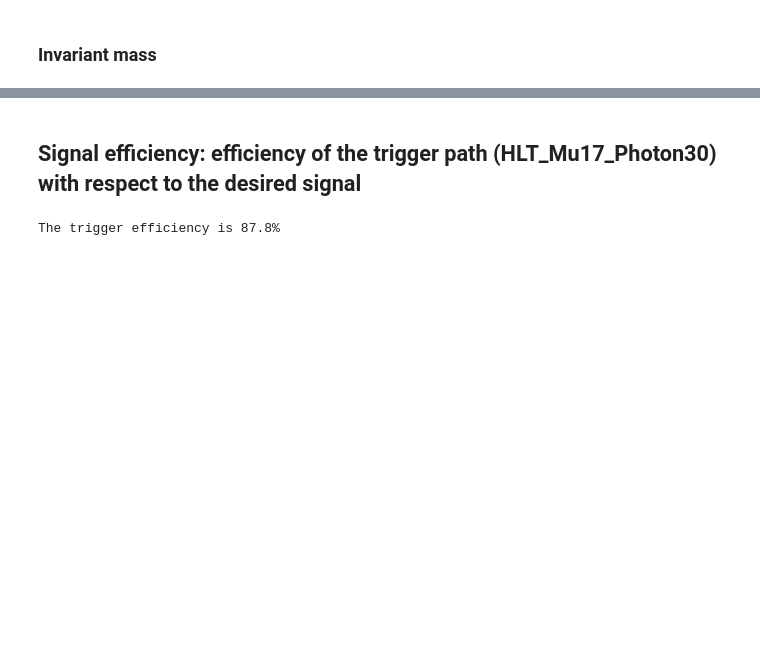
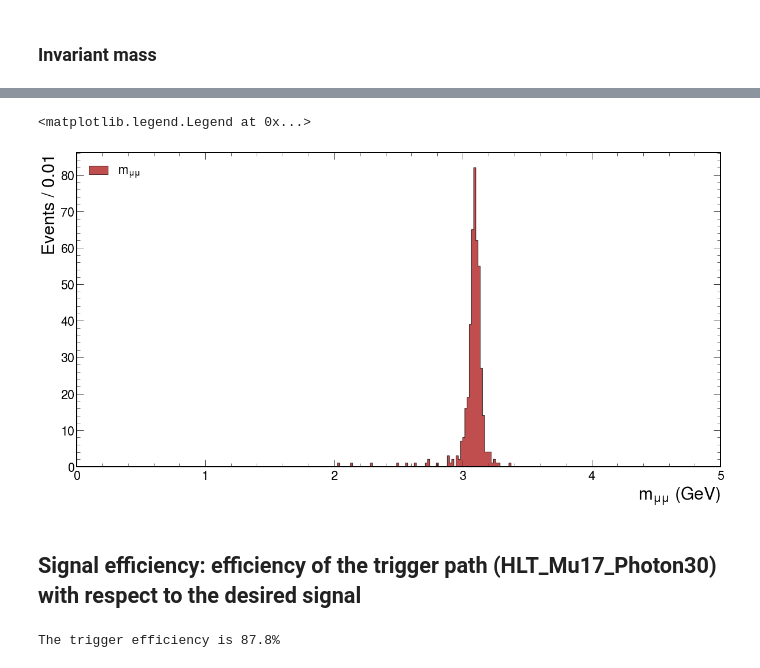
Before and after one commit to javivilladamigo/ResearchActivities, a Jupyter notebook: coffeaAnalysis.ipynb, the cells around one changed output, grey strips where cells are left out. Cells and saved outputs as stored; diff of their text form; code cells hidden in the pictures; blank space fills up the shorter version.

```diff
--- a/coffeaAnalysis.ipynb
+++ b/coffeaAnalysis.ipynb
@@ -48,7 +49,8 @@ Selection cuts:
     * $|\eta| < 2.4$
 * Gammas: $ p_{T} > 30 \textrm{ }\mathrm{GeV}$
 # %%
-muon_pt_cut = 18
+leadingMuon_pt_cut = 17
+subleadingMuon_pt_cut = 4
 muon_eta_cut = 2.4
 photon_pt_cut = 30
 # %%
@@ -185,0 +201,14 @@ ax.legend()
+# %%
+muon_P = selected_events.Muon.pt / np.sin(muon_theta)
+muon_Px = muon_P * np.sin(muon_theta) * np.cos(selected_events.Muon.phi)
+muon_Py = muon_P * np.sin(muon_theta) * np.sin(selected_events.Muon.phi)
+muon_Pz = muon_P * np.cos(muon_theta)
+muon_e = (selected_events.Muon.mass ** 2 + muon_P ** 2) ** 0.5
+# %%
+mumu_Px = ak.sum(muon_Px, axis = -1)
+mumu_Py = ak.sum(muon_Py, axis = -1)
+mumu_Pz = ak.sum(muon_Pz, axis = -1)
+
+mumu_e = ak.sum(muon_e, axis = -1)
+
+mumu_m = (mumu_e ** 2 - mumu_Px ** 2 - mumu_Py ** 2 - mumu_Pz ** 2) ** 0.5
@@ -186,3 +219,30 @@ ax.legend()
+# %%
+obs = ak.flatten(mumu_m, axis = None)
+
+min = 0
+max = 5
+width = 0.01 # GeV
+
+nbins = int(round((max - min) / width))
+
+fig, ax = plt.subplots(figsize=(20, 10))
+ax.hist(
+    obs,
+    bins = nbins,
+    histtype = "stepfilled",
+    color = "firebrick",
+    alpha = 0.8,
+    edgecolor = "black",
+    label = r"$m_{\mu \mu}$"
+)
+
+ax.set_xlabel("$m_{\mu \mu}\ ({\\rm GeV})$", fontsize = 30)
+ax.set_ylabel("Events / %.2f" % width, fontsize = 30)
+ax.set_xlim(min, max)
+ax.legend()
+# %% [output]
+<matplotlib.legend.Legend at 0x...>
+[figure, added]
 # %% [markdown]
 ## Signal efficiency: efficiency of the trigger path (HLT_Mu17_Photon30) with respect to the desired signal
 # %%
```
Also changed, not shown: parts of 11 cells of this notebook.
